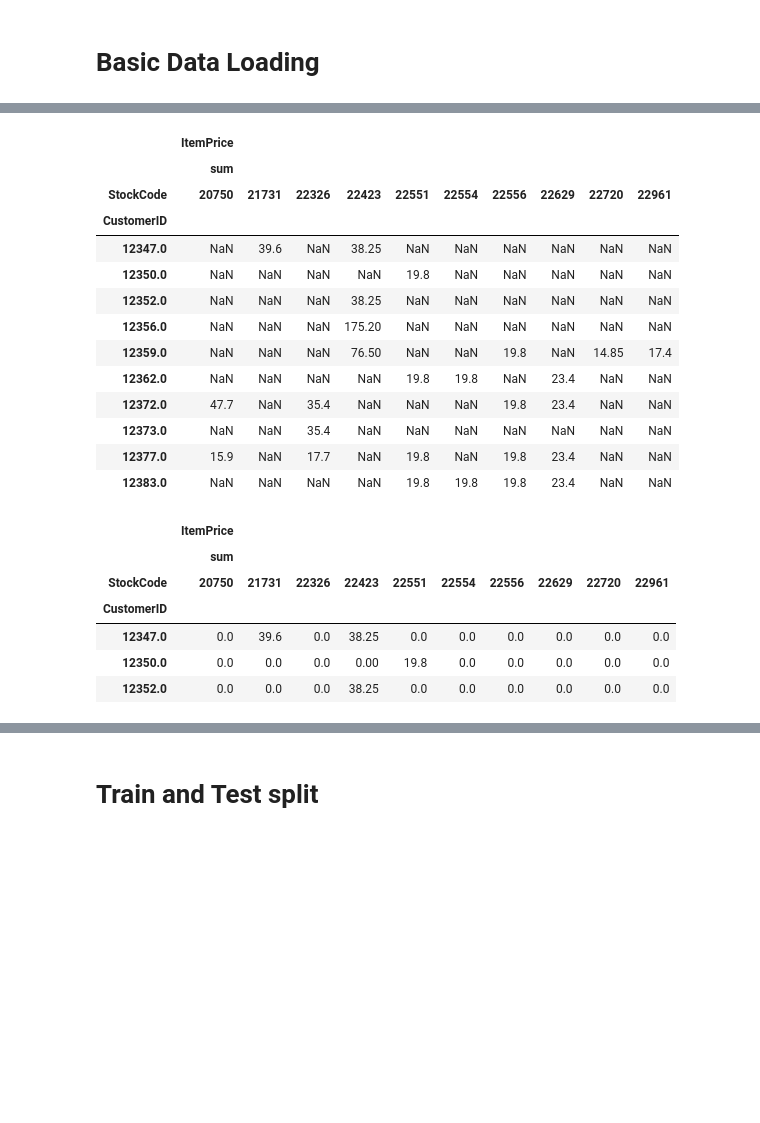
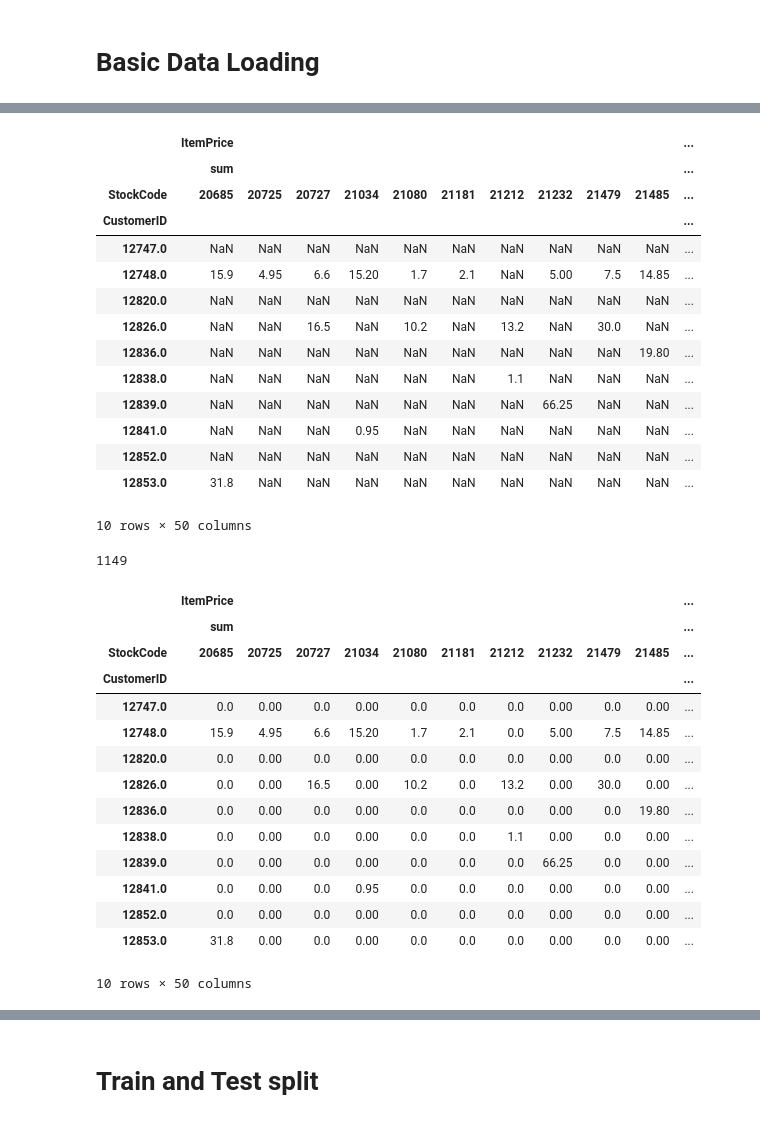
Before and after one commit to rajk11040/OnlineRetailData, a Jupyter notebook: Online Retail Data Project Raj.ipynb, the cells around one changed output, grey strips where cells are left out. Drawn from its saved outputs; the diff is of its cells as text; code cells hidden in the pictures; blank space fills up the shorter version.

```diff
--- a/Online Retail Data Project Raj.ipynb
+++ b/Online Retail Data Project Raj.ipynb
@@ -25,7 +25,7 @@ from sklearn.cluster import KMeans
 # Read the CSV File
 ##
 
-data = pd.read_csv('onlineretaildatasmall.csv')
+data = pd.read_csv('onlineretaildata.csv')
 
 data.info()
 # %% [output]
@@ -53,13 +53,22 @@ memory usage: 5.8+ MB
 data1 = data.loc[data['CustomerID'] != np.NaN]
 
 # Cleanup data where country is not UK
-data1 = data1.loc[data1.Country != 'United Kingdom']
+#data1 = data1.loc[data1.Country == 'United Kingdom']
 
 # Cleanup data where quantity is negative for returns
 data1 = data1.loc[data1.Quantity > 0]
 
-# Cleanup data where Item is POST invalid
+# Cleanup data where Item is invalid
 data1 = data1.loc[data1.StockCode != 'POST']
+data1 = data1.loc[data1.StockCode != '85123A']
+data1 = data1.loc[data1.StockCode != '85099B']
+data1 = data1.loc[data1.StockCode != '82494L']
+data1 = data1.loc[data1.StockCode != '85099B']
+data1 = data1.loc[data1.StockCode != '84029G']
+data1 = data1.loc[data1.StockCode != '85099C']
+data1 = data1.loc[data1.StockCode != '85099F']
+data1 = data1.loc[data1.StockCode != 'DOT']
+
 #data1 = data1.loc[data1.CustomerID.dropna()]
 
 # Compute the total value for each item in each transactions
@@ -95,7 +104,8 @@ memory usage: 212.7+ KB
 # Find top n items as our analysis needs to focus only on these
 ##
 
-data1['StockCode'].agg(['count'])
+print data1['StockCode'].agg(['count'])
+print data1['CustomerID'].agg(['count'])
 
 # Group by Items and count the total times these appear in data1 dataframe
 topitems = data1.groupby(['StockCode']).size().reset_index(name='counts')
@@ -104,6 +114,6 @@ topitems = data1.groupby(['StockCode']).size().reset_index(name='counts')
 topitems = topitems.sort_values(['counts'], ascending=[False])
 
 # Values dumps a NP array
-topitems = topitems['StockCode'].head(10).values
+topitems = topitems['StockCode'].head(100).values
 topitems
 # %% [output]
@@ -166,29 +221,40 @@ dataunstack.head(10)
 
 #dataunstack = aggregatedf.reset_index().pivot(columns='StockCode', index='CustomerID', values='ItemPrices')
 # %% [output]
-|  | ItemPrice |  |  |  |  |  |  |  |  |  |
-|  | sum |  |  |  |  |  |  |  |  |  |
-| StockCode | 20750 | 21731 | 22326 | 22423 | 22551 | 22554 | 22556 | 22629 | 22720 | 22961 |
-| CustomerID |  |  |  |  |  |  |  |  |  |  |
-| 12347.0 | NaN | 39.6 | NaN | 38.25 | NaN | NaN | NaN | NaN | NaN | NaN |
-| 12350.0 | NaN | NaN | NaN | NaN | 19.8 | NaN | NaN | NaN | NaN | NaN |
-| 12352.0 | NaN | NaN | NaN | 38.25 | NaN | NaN | NaN | NaN | NaN | NaN |
-| 12356.0 | NaN | NaN | NaN | 175.20 | NaN | NaN | NaN | NaN | NaN | NaN |
-| 12359.0 | NaN | NaN | NaN | 76.50 | NaN | NaN | 19.8 | NaN | 14.85 | 17.4 |
-| 12362.0 | NaN | NaN | NaN | NaN | 19.8 | 19.8 | NaN | 23.4 | NaN | NaN |
-| 12372.0 | 47.7 | NaN | 35.4 | NaN | NaN | NaN | 19.8 | 23.4 | NaN | NaN |
-| 12373.0 | NaN | NaN | 35.4 | NaN | NaN | NaN | NaN | NaN | NaN | NaN |
-| 12377.0 | 15.9 | NaN | 17.7 | NaN | 19.8 | NaN | 19.8 | 23.4 | NaN | NaN |
-| 12383.0 | NaN | NaN | NaN | NaN | 19.8 | 19.8 | 19.8 | 23.4 | NaN | NaN |
+|  | ItemPrice |  |  |  |  |  |  |  |  |  | ... |
+|  | sum |  |  |  |  |  |  |  |  |  | ... |
+| StockCode | 20685 | 20725 | 20727 | 21034 | 21080 | 21181 | 21212 | 21232 | 21479 | 21485 | ... |
+| CustomerID |  |  |  |  |  |  |  |  |  |  | ... |
+| 12747.0 | NaN | NaN | NaN | NaN | NaN | NaN | NaN | NaN | NaN | NaN | ... |
+| 12748.0 | 15.9 | 4.95 | 6.6 | 15.20 | 1.7 | 2.1 | NaN | 5.00 | 7.5 | 14.85 | ... |
+| 12820.0 | NaN | NaN | NaN | NaN | NaN | NaN | NaN | NaN | NaN | NaN | ... |
+| 12826.0 | NaN | NaN | 16.5 | NaN | 10.2 | NaN | 13.2 | NaN | 30.0 | NaN | ... |
+| 12836.0 | NaN | NaN | NaN | NaN | NaN | NaN | NaN | NaN | NaN | 19.80 | ... |
+| 12838.0 | NaN | NaN | NaN | NaN | NaN | NaN | 1.1 | NaN | NaN | NaN | ... |
+| 12839.0 | NaN | NaN | NaN | NaN | NaN | NaN | NaN | 66.25 | NaN | NaN | ... |
+| 12841.0 | NaN | NaN | NaN | 0.95 | NaN | NaN | NaN | NaN | NaN | NaN | ... |
+| 12852.0 | NaN | NaN | NaN | NaN | NaN | NaN | NaN | NaN | NaN | NaN | ... |
+| 12853.0 | 31.8 | NaN | NaN | NaN | NaN | NaN | NaN | NaN | NaN | NaN | ... |
+10 rows × 50 columns
 # %%
 #remove Nan
 dataready = dataunstack.fillna(0)
-dataready.head(3)
+print dataready.index.size
+dataready.head(10)
 # %% [output]
+1149
-|  | ItemPrice |  |  |  |  |  |  |  |  |  |
-|  | sum |  |  |  |  |  |  |  |  |  |
-| StockCode | 20750 | 21731 | 22326 | 22423 | 22551 | 22554 | 22556 | 22629 | 22720 | 22961 |
-| CustomerID |  |  |  |  |  |  |  |  |  |  |
-| 12347.0 | 0.0 | 39.6 | 0.0 | 38.25 | 0.0 | 0.0 | 0.0 | 0.0 | 0.0 | 0.0 |
-| 12350.0 | 0.0 | 0.0 | 0.0 | 0.00 | 19.8 | 0.0 | 0.0 | 0.0 | 0.0 | 0.0 |
-| 12352.0 | 0.0 | 0.0 | 0.0 | 38.25 | 0.0 | 0.0 | 0.0 | 0.0 | 0.0 | 0.0 |
+|  | ItemPrice |  |  |  |  |  |  |  |  |  | ... |
+|  | sum |  |  |  |  |  |  |  |  |  | ... |
+| StockCode | 20685 | 20725 | 20727 | 21034 | 21080 | 21181 | 21212 | 21232 | 21479 | 21485 | ... |
+| CustomerID |  |  |  |  |  |  |  |  |  |  | ... |
+| 12747.0 | 0.0 | 0.00 | 0.0 | 0.00 | 0.0 | 0.0 | 0.0 | 0.00 | 0.0 | 0.00 | ... |
+| 12748.0 | 15.9 | 4.95 | 6.6 | 15.20 | 1.7 | 2.1 | 0.0 | 5.00 | 7.5 | 14.85 | ... |
+| 12820.0 | 0.0 | 0.00 | 0.0 | 0.00 | 0.0 | 0.0 | 0.0 | 0.00 | 0.0 | 0.00 | ... |
+| 12826.0 | 0.0 | 0.00 | 16.5 | 0.00 | 10.2 | 0.0 | 13.2 | 0.00 | 30.0 | 0.00 | ... |
+| 12836.0 | 0.0 | 0.00 | 0.0 | 0.00 | 0.0 | 0.0 | 0.0 | 0.00 | 0.0 | 19.80 | ... |
+| 12838.0 | 0.0 | 0.00 | 0.0 | 0.00 | 0.0 | 0.0 | 1.1 | 0.00 | 0.0 | 0.00 | ... |
+| 12839.0 | 0.0 | 0.00 | 0.0 | 0.00 | 0.0 | 0.0 | 0.0 | 66.25 | 0.0 | 0.00 | ... |
+| 12841.0 | 0.0 | 0.00 | 0.0 | 0.95 | 0.0 | 0.0 | 0.0 | 0.00 | 0.0 | 0.00 | ... |
+| 12852.0 | 0.0 | 0.00 | 0.0 | 0.00 | 0.0 | 0.0 | 0.0 | 0.00 | 0.0 | 0.00 | ... |
+| 12853.0 | 31.8 | 0.00 | 0.0 | 0.00 | 0.0 | 0.0 | 0.0 | 0.00 | 0.0 | 0.00 | ... |
+10 rows × 50 columns
```
Also changed, not shown: parts of 24 cells of this notebook.
